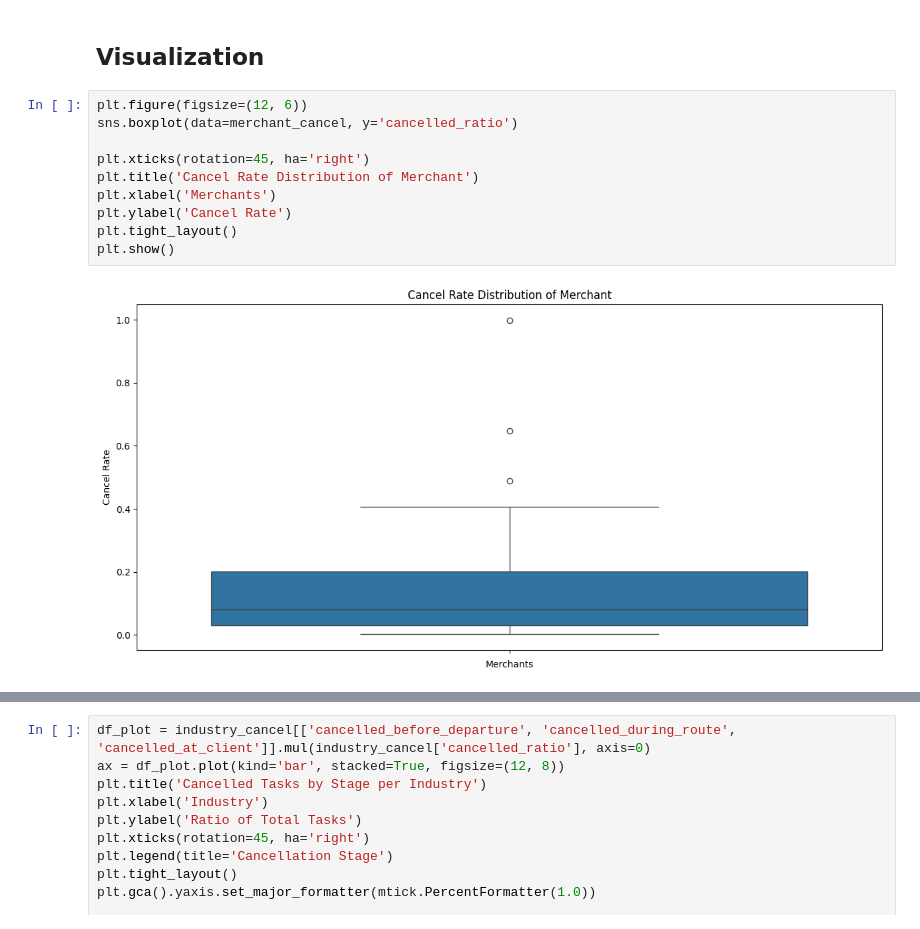
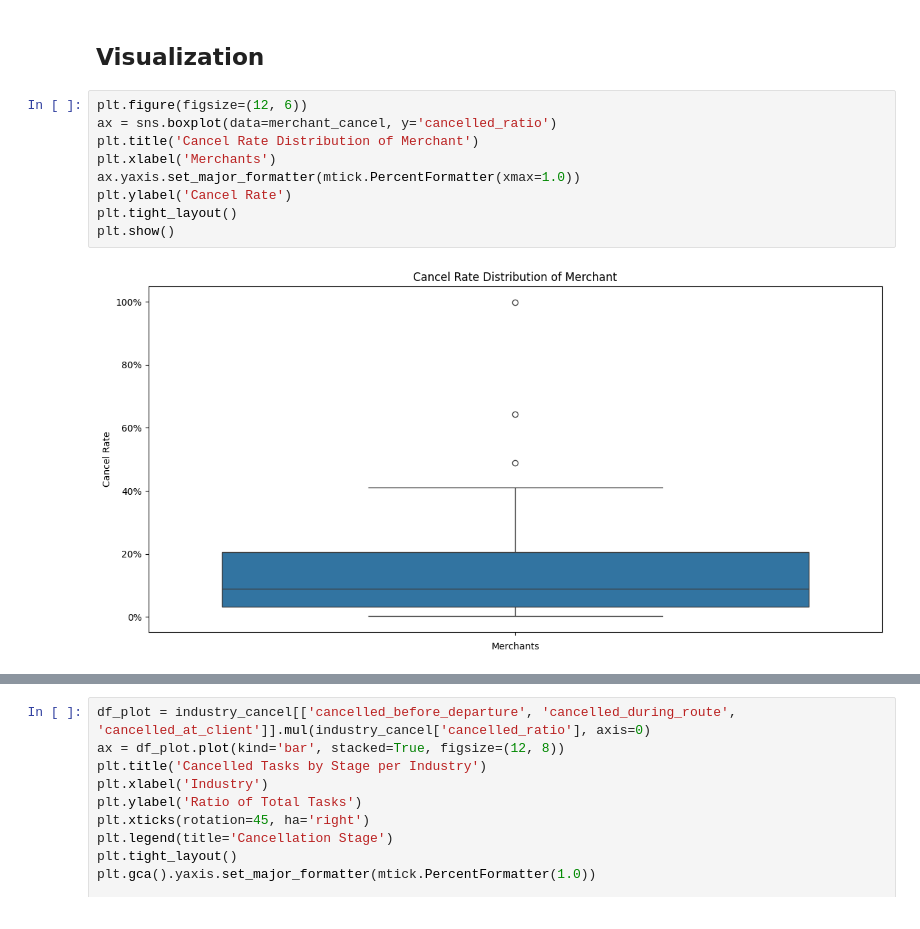
Before and after one commit to Alon-Goren/data-explorations, a Jupyter notebook: Benchmarks/Cancellation_Rate.ipynb, the cells around one changed output, grey strips where cells are left out. Drawn from its saved outputs; the diff is of its cells as text.

```diff
--- a/Benchmarks/Cancellation_Rate.ipynb
+++ b/Benchmarks/Cancellation_Rate.ipynb
@@ -108,16 +108,15 @@ merchant_cancel.style.format({'total_tasks' : '{:,.0f}', 'cancelled_ratio' : '{:
 ## Visualization
 # %%
 plt.figure(figsize=(12, 6))
-sns.boxplot(data=merchant_cancel, y='cancelled_ratio')
-
-plt.xticks(rotation=45, ha='right')
+ax = sns.boxplot(data=merchant_cancel, y='cancelled_ratio')
 plt.title('Cancel Rate Distribution of Merchant')
 plt.xlabel('Merchants')
+ax.yaxis.set_major_formatter(mtick.PercentFormatter(xmax=1.0))
 plt.ylabel('Cancel Rate')
 plt.tight_layout()
 plt.show()
 # %% [output]
-[figure, old version]
+[figure, new version]
 # %%
 
 df_plot = use_case_cancel[['cancelled_before_departure', 'cancelled_during_route', 'cancelled_at_client']].mul(use_case_cancel['cancelled_ratio'], axis=0)
```
Also changed, not shown: parts of 3 cells of this notebook.
